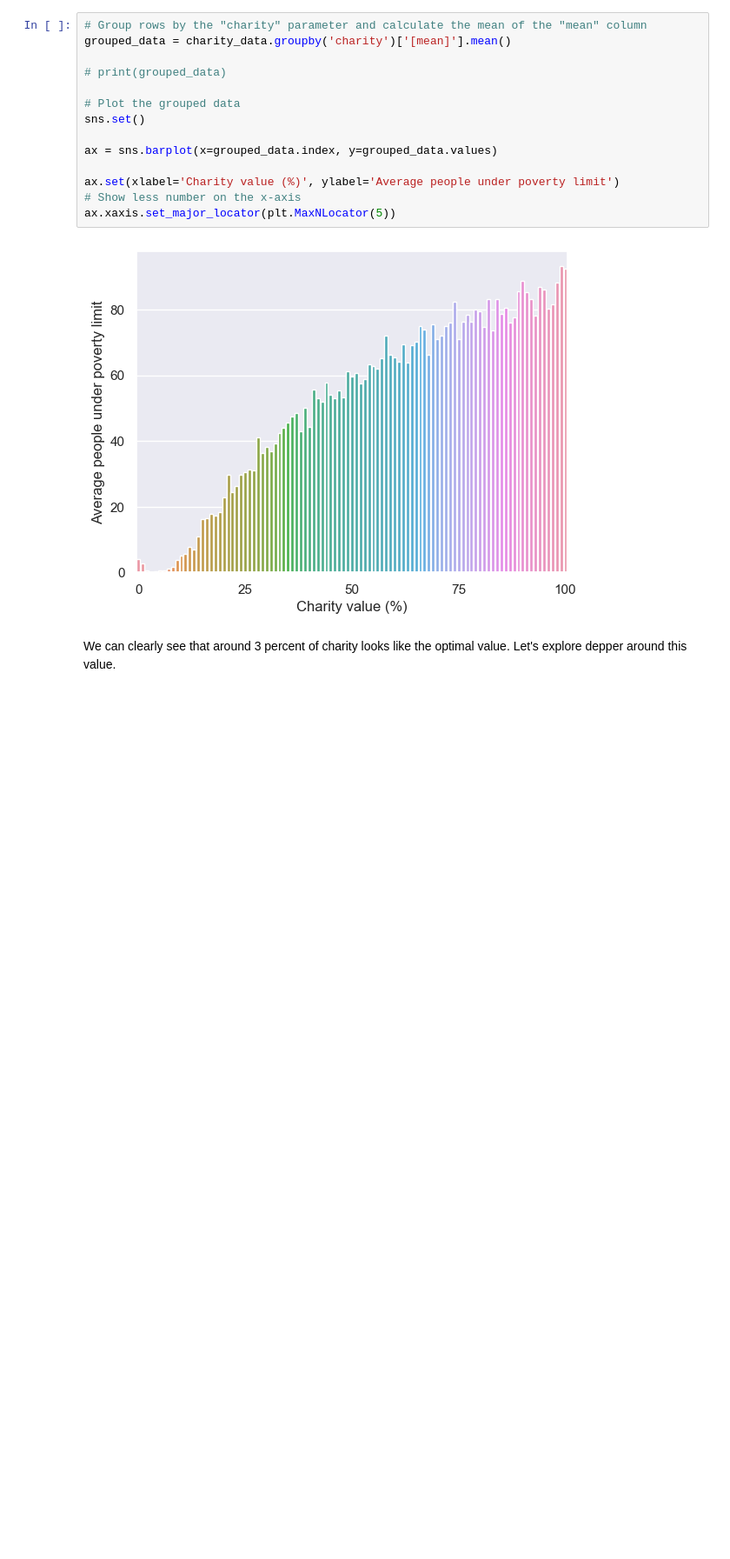
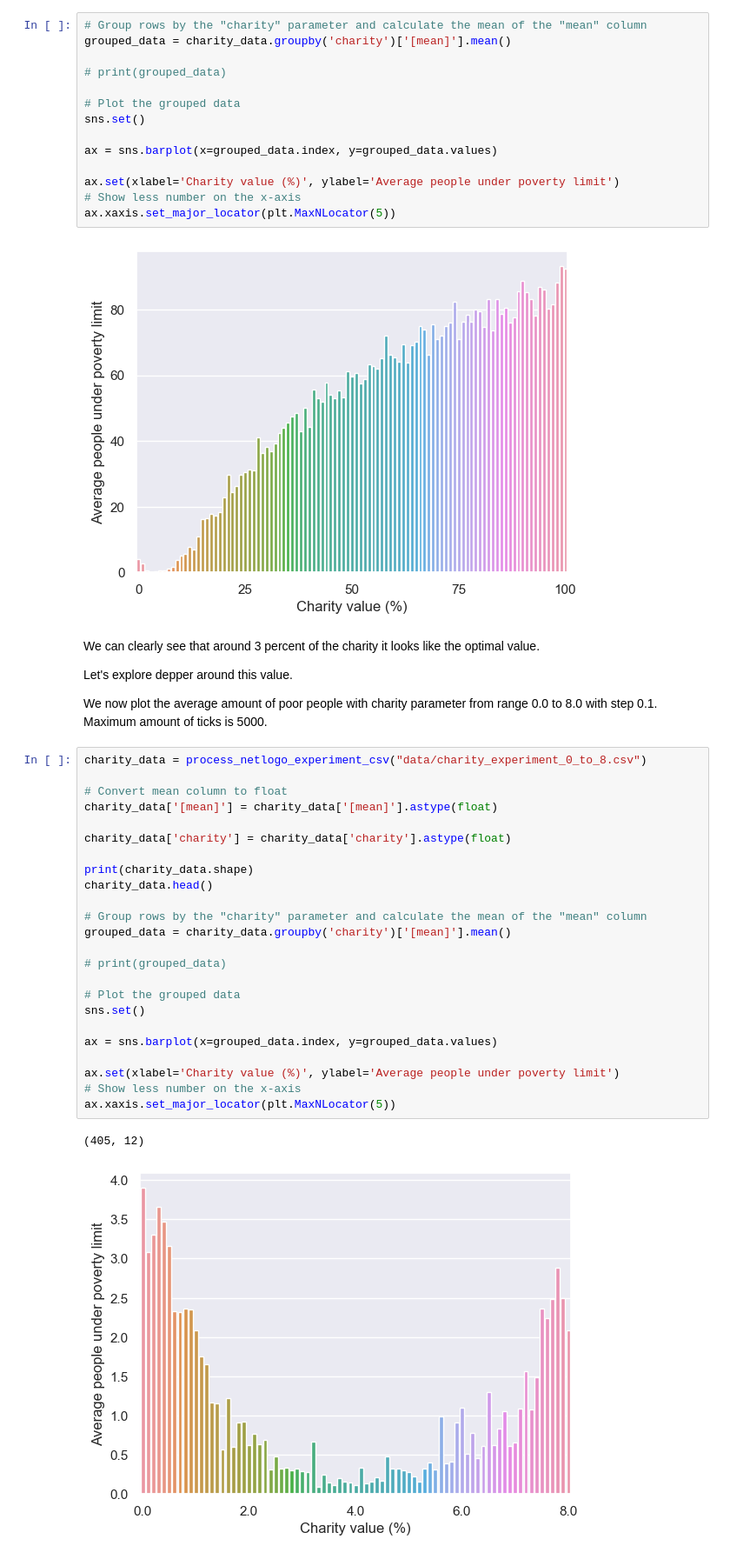
Before and after one commit to MrJoeKr/loveTaxes, a Jupyter notebook: make_graphs.ipynb, the cells around one changed output. Shown at 87% size. Saved outputs shown, nothing was run; the diff lists cells and outputs as text; blank space fills up the shorter version.

Commit message:
Zero to eight charity experiment

```diff
--- a/make_graphs.ipynb
+++ b/make_graphs.ipynb
@@ -83,5 +90,36 @@ ax.xaxis.set_major_locator(plt.MaxNLocator(5))
 # %% [output]
 [figure]
 # %% [markdown]
-We can clearly see that around 3 percent of charity looks like the optimal value.
+We can clearly see that around 3 percent of the charity it looks like the optimal value.
+
 Let's explore depper around this value.
+
+We now plot the average amount of poor people with charity parameter from range 0.0 to 8.0 with step 0.1.
+Maximum amount of ticks is 5000.
+# %%
+charity_data = process_netlogo_experiment_csv("data/charity_experiment_0_to_8.csv")
+
+# Convert mean column to float
+charity_data['[mean]'] = charity_data['[mean]'].astype(float)
+
+charity_data['charity'] = charity_data['charity'].astype(float)
+
+print(charity_data.shape)
+charity_data.head()
+
+# Group rows by the "charity" parameter and calculate the mean of the "mean" column
+grouped_data = charity_data.groupby('charity')['[mean]'].mean()
+
+# print(grouped_data)
+
+# Plot the grouped data
+sns.set()
+
+ax = sns.barplot(x=grouped_data.index, y=grouped_data.values)
+
+ax.set(xlabel='Charity value (%)', ylabel='Average people under poverty limit')
+# Show less number on the x-axis
+ax.xaxis.set_major_locator(plt.MaxNLocator(5))
+# %% [output]
+(405, 12)
+[figure, added]
```
Also changed, not shown: parts of 3 cells of this notebook, 1 other file.
